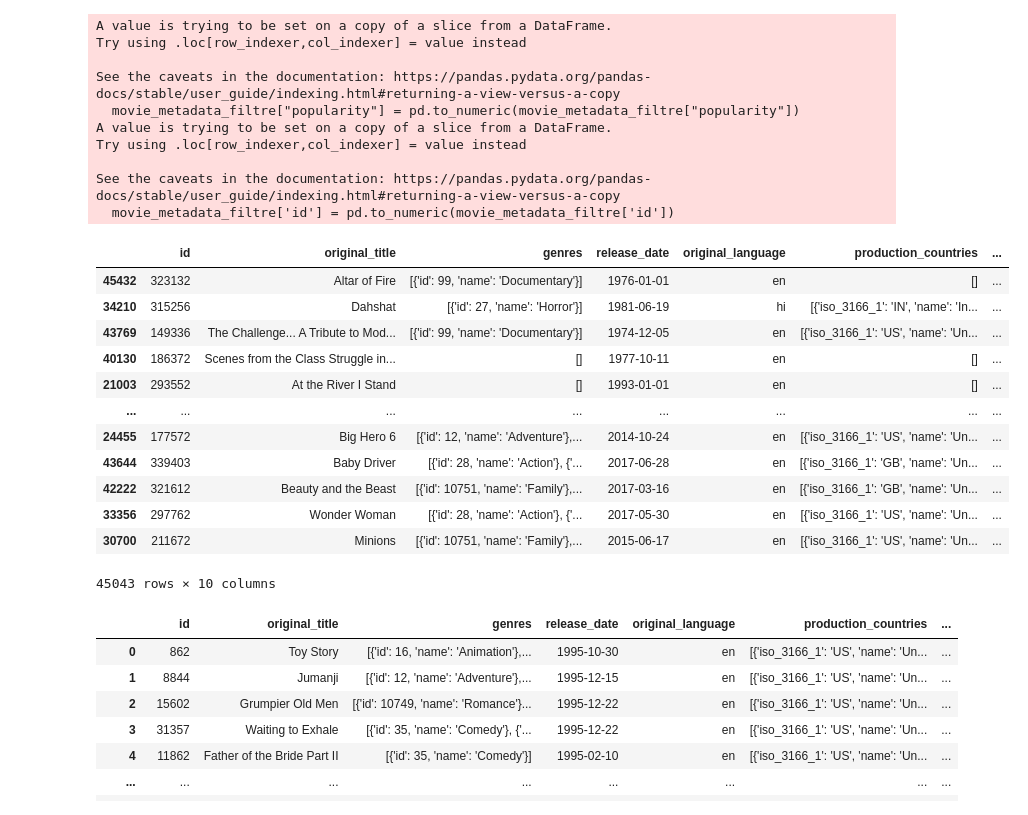
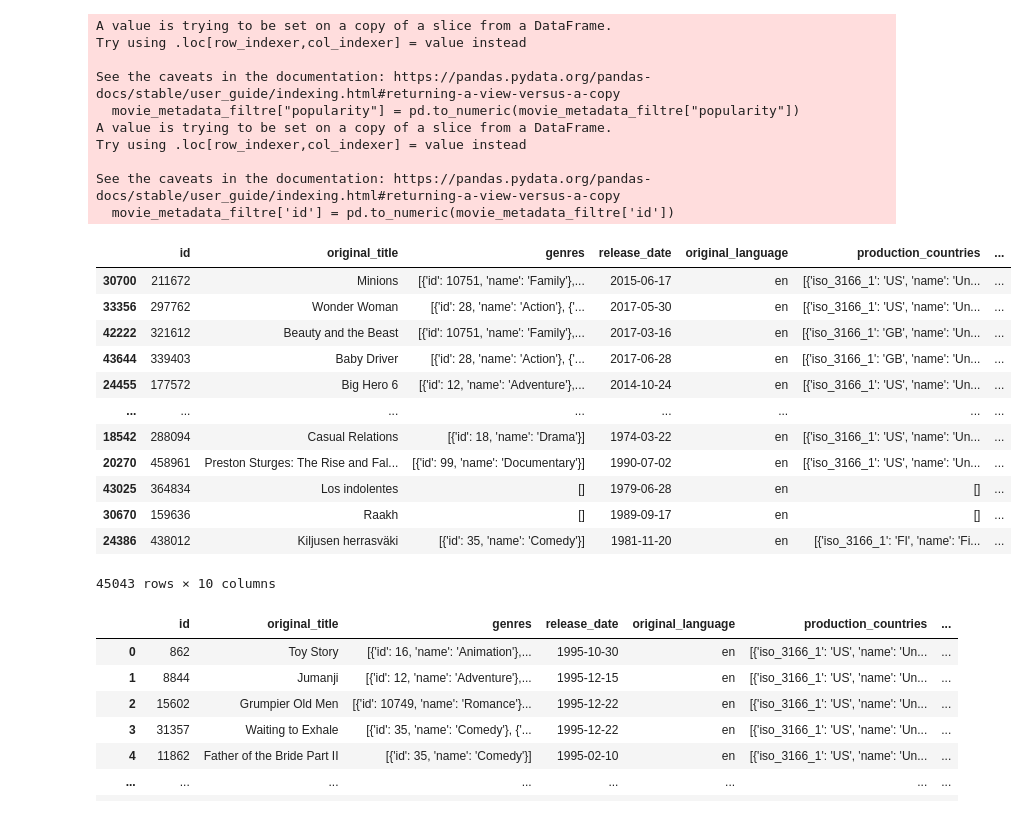
Before and after one commit to Alexkarneff/Projet-Netflix, a Jupyter notebook: code/projet_netflix.ipynb, the cells around one changed output. Cells and saved outputs as stored; diff of their text form; code cells hidden in the pictures.

```diff
--- a/code/projet_netflix.ipynb
+++ b/code/projet_netflix.ipynb
@@ -243,20 +243,20 @@ Try using .loc[row_indexer,col_indexer] = value instead
 See the caveats in the documentation: https://pandas.pydata.org/pandas-docs/stable/user_guide/indexing.html#returning-a-view-versus-a-copy
   movie_metadata_filtre['id'] = pd.to_numeric(movie_metadata_filtre['id'])
 # %%
-movie_metadata_filtre.sort_values("popularity", ascending=True)
+movie_metadata_filtre.sort_values("popularity", ascending=False)
 # %% [output]
 |  | id | original_title | genres | release_date | original_language | production_countries | ... |
-| 45432 | 323132 | Altar of Fire | [{'id': 99, 'name': 'Documentary'}] | 1976-01-01 | en | [] | ... |
-| 34210 | 315256 | Dahshat | [{'id': 27, 'name': 'Horror'}] | 1981-06-19 | hi | [{'iso_3166_1': 'IN', 'name': 'In... | ... |
-| 43769 | 149336 | The Challenge... A Tribute to Mod... | [{'id': 99, 'name': 'Documentary'}] | 1974-12-05 | en | [{'iso_3166_1': 'US', 'name': 'Un... | ... |
-| 40130 | 186372 | Scenes from the Class Struggle in... | [] | 1977-10-11 | en | [] | ... |
-| 21003 | 293552 | At the River I Stand | [] | 1993-01-01 | en | [] | ... |
+| 30700 | 211672 | Minions | [{'id': 10751, 'name': 'Family'},... | 2015-06-17 | en | [{'iso_3166_1': 'US', 'name': 'Un... | ... |
+| 33356 | 297762 | Wonder Woman | [{'id': 28, 'name': 'Action'}, {'... | 2017-05-30 | en | [{'iso_3166_1': 'US', 'name': 'Un... | ... |
+| 42222 | 321612 | Beauty and the Beast | [{'id': 10751, 'name': 'Family'},... | 2017-03-16 | en | [{'iso_3166_1': 'GB', 'name': 'Un... | ... |
+| 43644 | 339403 | Baby Driver | [{'id': 28, 'name': 'Action'}, {'... | 2017-06-28 | en | [{'iso_3166_1': 'GB', 'name': 'Un... | ... |
+| 24455 | 177572 | Big Hero 6 | [{'id': 12, 'name': 'Adventure'},... | 2014-10-24 | en | [{'iso_3166_1': 'US', 'name': 'Un... | ... |
 | ... | ... | ... | ... | ... | ... | ... | ... |
-| 24455 | 177572 | Big Hero 6 | [{'id': 12, 'name': 'Adventure'},... | 2014-10-24 | en | [{'iso_3166_1': 'US', 'name': 'Un... | ... |
-| 43644 | 339403 | Baby Driver | [{'id': 28, 'name': 'Action'}, {'... | 2017-06-28 | en | [{'iso_3166_1': 'GB', 'name': 'Un... | ... |
-| 42222 | 321612 | Beauty and the Beast | [{'id': 10751, 'name': 'Family'},... | 2017-03-16 | en | [{'iso_3166_1': 'GB', 'name': 'Un... | ... |
-| 33356 | 297762 | Wonder Woman | [{'id': 28, 'name': 'Action'}, {'... | 2017-05-30 | en | [{'iso_3166_1': 'US', 'name': 'Un... | ... |
-| 30700 | 211672 | Minions | [{'id': 10751, 'name': 'Family'},... | 2015-06-17 | en | [{'iso_3166_1': 'US', 'name': 'Un... | ... |
+| 18542 | 288094 | Casual Relations | [{'id': 18, 'name': 'Drama'}] | 1974-03-22 | en | [{'iso_3166_1': 'US', 'name': 'Un... | ... |
+| 20270 | 458961 | Preston Sturges: The Rise and Fal... | [{'id': 99, 'name': 'Documentary'}] | 1990-07-02 | en | [{'iso_3166_1': 'US', 'name': 'Un... | ... |
+| 43025 | 364834 | Los indolentes | [] | 1979-06-28 | en | [] | ... |
+| 30670 | 159636 | Raakh | [] | 1989-09-17 | en | [] | ... |
+| 24386 | 438012 | Kiljusen herrasväki | [{'id': 35, 'name': 'Comedy'}] | 1981-11-20 | en | [{'iso_3166_1': 'FI', 'name': 'Fi... | ... |
 45043 rows × 10 columns
 # %%
 movies_credits_joined = pd.merge(movie_metadata_filtre, movie_credits, on='id')
```
Also changed, not shown: 1 other file.
